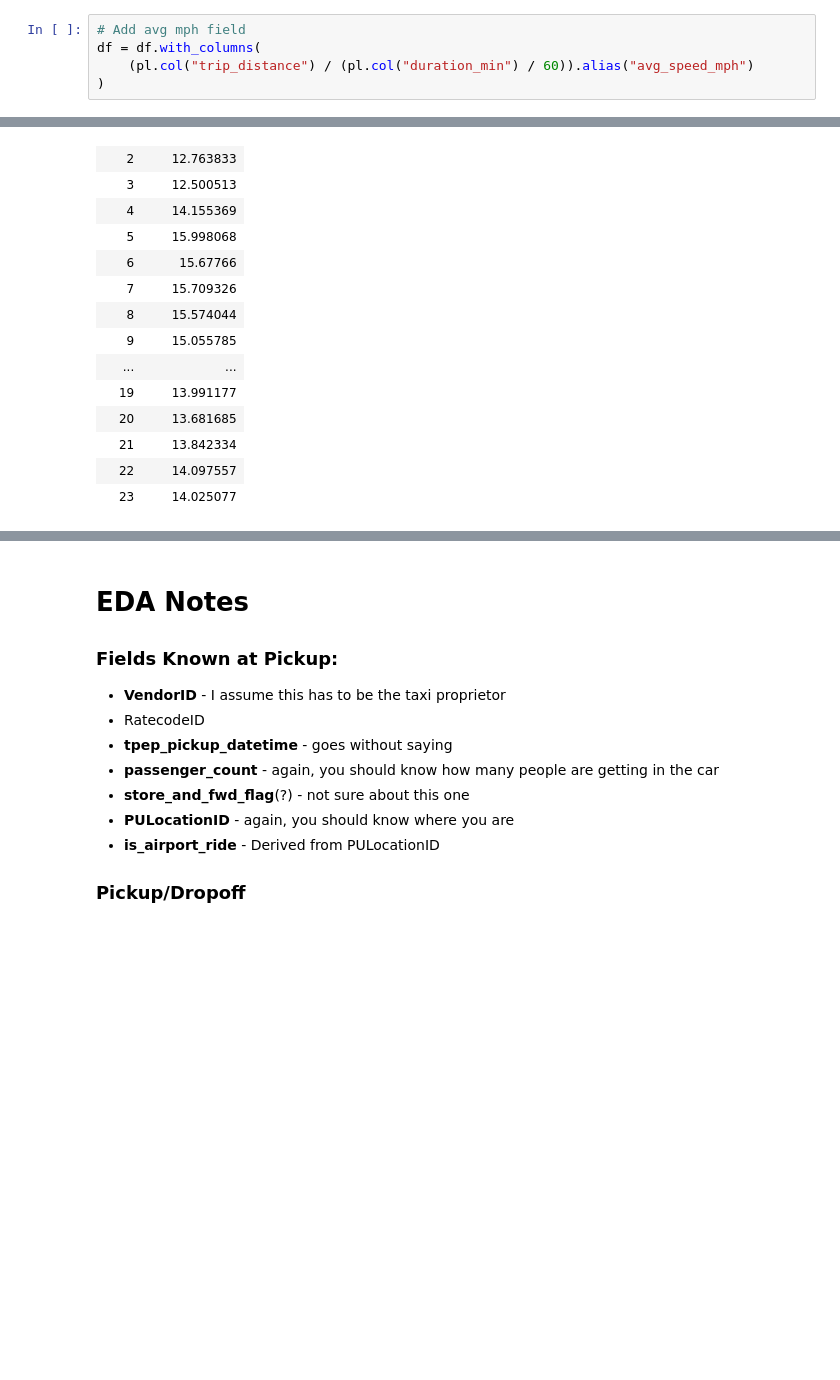
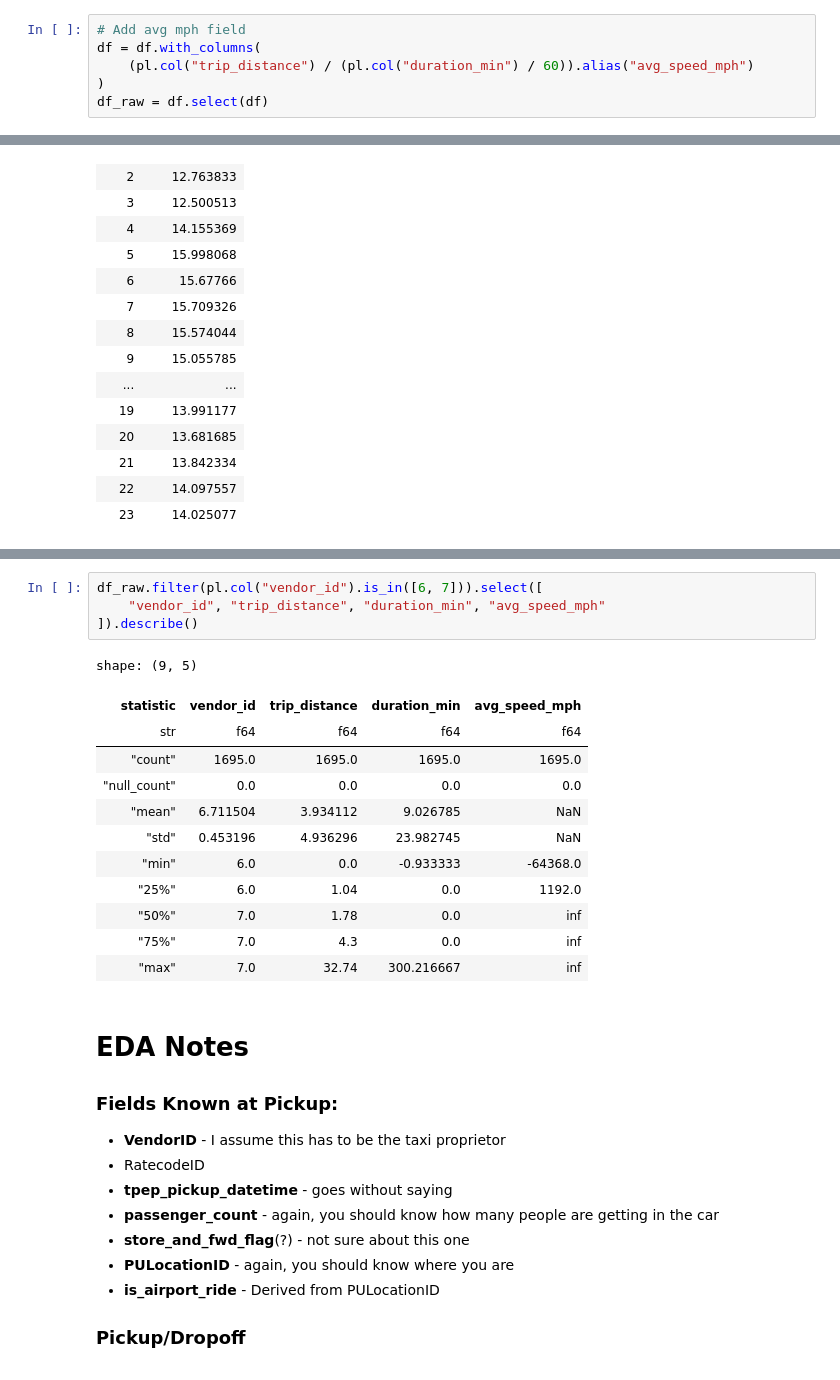
Before and after one commit to Iurisprudentia/ml-tinker, a Jupyter notebook: notebooks/eda_2025.ipynb, the cells around one changed output, grey strips where cells are left out. Cells and saved outputs as stored; diff of their text form; blank space fills up the shorter version.

```diff
--- a/notebooks/eda_2025.ipynb
+++ b/notebooks/eda_2025.ipynb
@@ -113,6 +113,7 @@ df = df.with_columns(
 df = df.with_columns(
     (pl.col("trip_distance") / (pl.col("duration_min") / 60)).alias("avg_speed_mph")
 )
+df_raw = df.select(df)
 # %%
 df.schema
 # %% [output]
@@ -421,3 +388,20 @@ shape: (2_406_716, 36)
+# %%
+df_raw.filter(pl.col("vendor_id").is_in([6, 7])).select([
+    "vendor_id", "trip_distance", "duration_min", "avg_speed_mph"
+]).describe()
+# %% [output]
+shape: (9, 5)
+| statistic | vendor_id | trip_distance | duration_min | avg_speed_mph |
+| str | f64 | f64 | f64 | f64 |
+| "count" | 1695.0 | 1695.0 | 1695.0 | 1695.0 |
+| "null_count" | 0.0 | 0.0 | 0.0 | 0.0 |
+| "mean" | 6.711504 | 3.934112 | 9.026785 | NaN |
+| "std" | 0.453196 | 4.936296 | 23.982745 | NaN |
+| "min" | 6.0 | 0.0 | -0.933333 | -64368.0 |
+| "25%" | 6.0 | 1.04 | 0.0 | 1192.0 |
+| "50%" | 7.0 | 1.78 | 0.0 | inf |
+| "75%" | 7.0 | 4.3 | 0.0 | inf |
+| "max" | 7.0 | 32.74 | 300.216667 | inf |
 # %% [markdown]
 # EDA Notes
 
```
Also changed, not shown: parts of 14 cells of this notebook.
